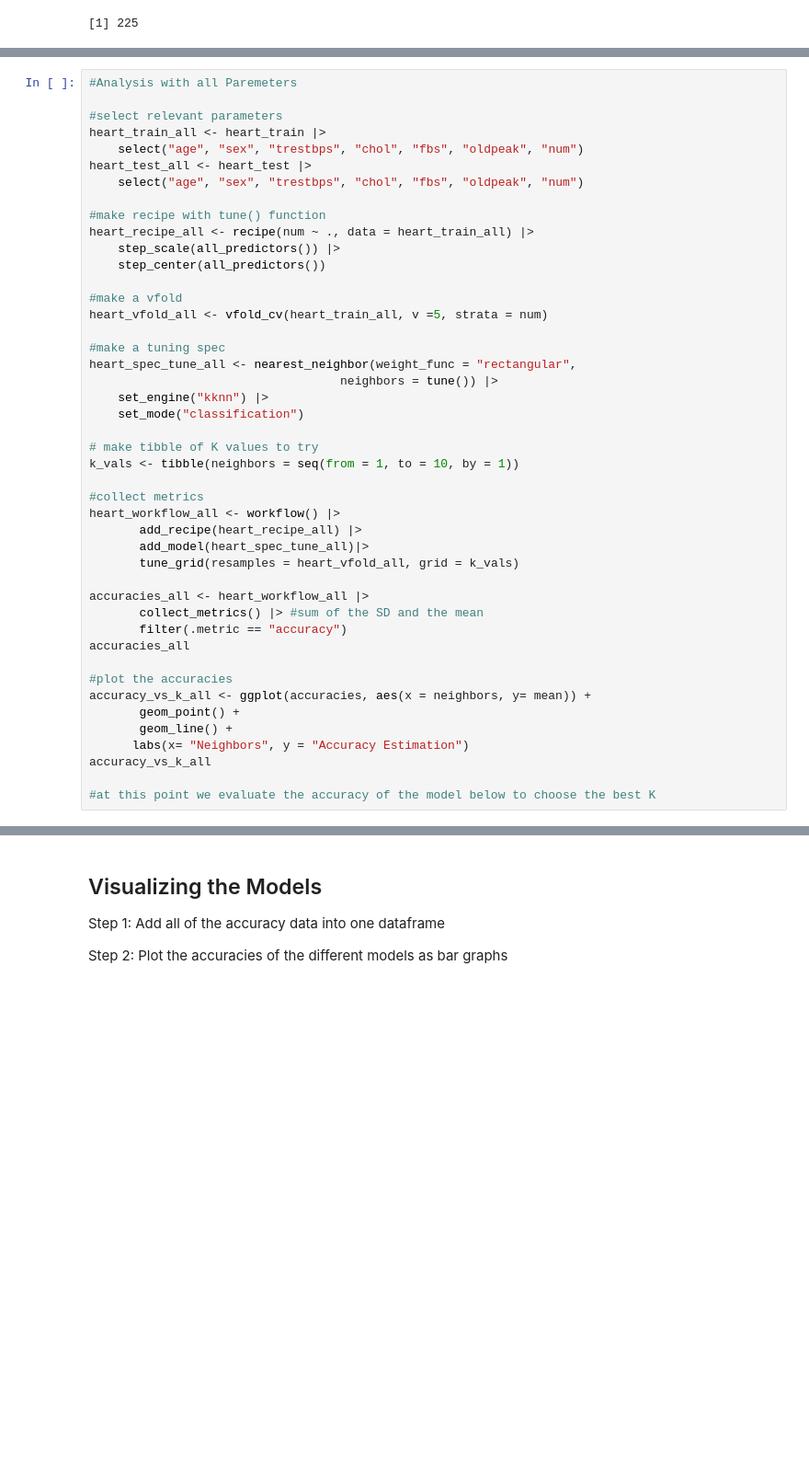
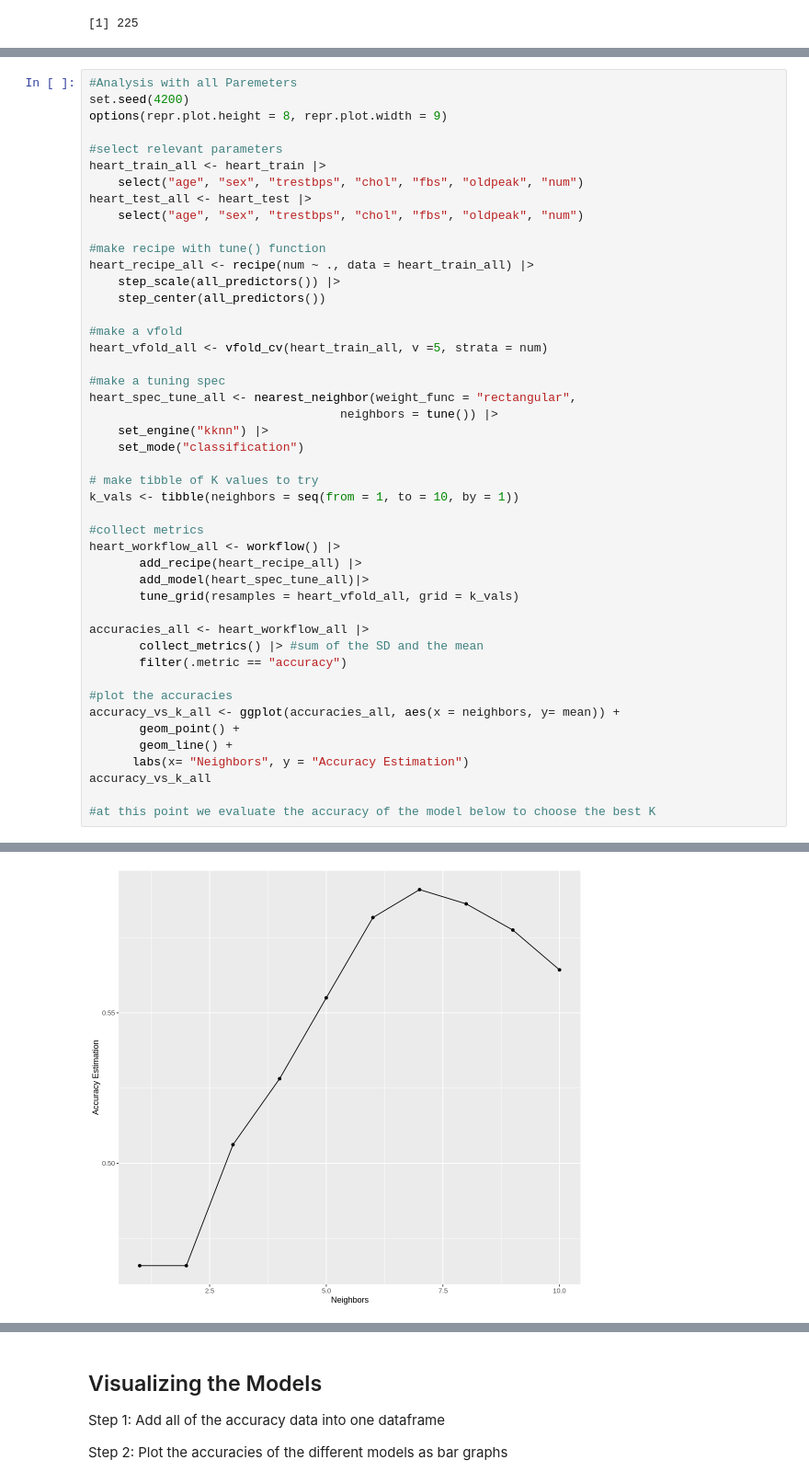
Before and after one commit to Phoebeml/Group20_DSCI100, a Jupyter notebook: Group20Project.ipynb, the cells around one changed output, grey strips where cells are left out. Shown at 92% size. Drawn from its saved outputs; the diff is of its cells as text; blank space fills up the shorter version.

```diff
--- a/Group20Project.ipynb
+++ b/Group20Project.ipynb
@@ -152,5 +324,7 @@ Part 2: Running the Analysis
 # %%
 #Analysis with all Paremeters
+set.seed(4200)
+options(repr.plot.height = 8, repr.plot.width = 9)
 
 #select relevant parameters
 heart_train_all <- heart_train |>
@@ -184,13 +358,13 @@ heart_workflow_all <- workflow() |>
 accuracies_all <- heart_workflow_all |>
        collect_metrics() |> #sum of the SD and the mean
        filter(.metric == "accuracy")
-accuracies_all
 
 #plot the accuracies
-accuracy_vs_k_all <- ggplot(accuracies, aes(x = neighbors, y= mean)) +
+accuracy_vs_k_all <- ggplot(accuracies_all, aes(x = neighbors, y= mean)) +
        geom_point() +
        geom_line() +
       labs(x= "Neighbors", y = "Accuracy Estimation")
 accuracy_vs_k_all
 
 #at this point we evaluate the accuracy of the model below to choose the best K
+# %% [output]
@@ -197,2 +387,3 @@ accuracy_vs_k_all
+[figure, added]
 # %%
 #We now create a model using the best K chosen from above
```
Also changed, not shown: parts of 10 cells of this notebook.
